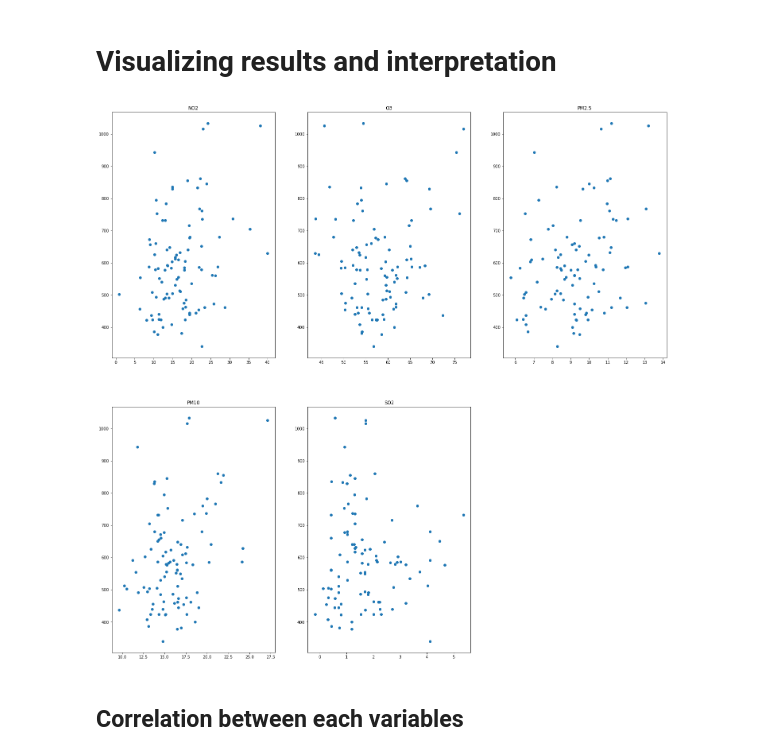
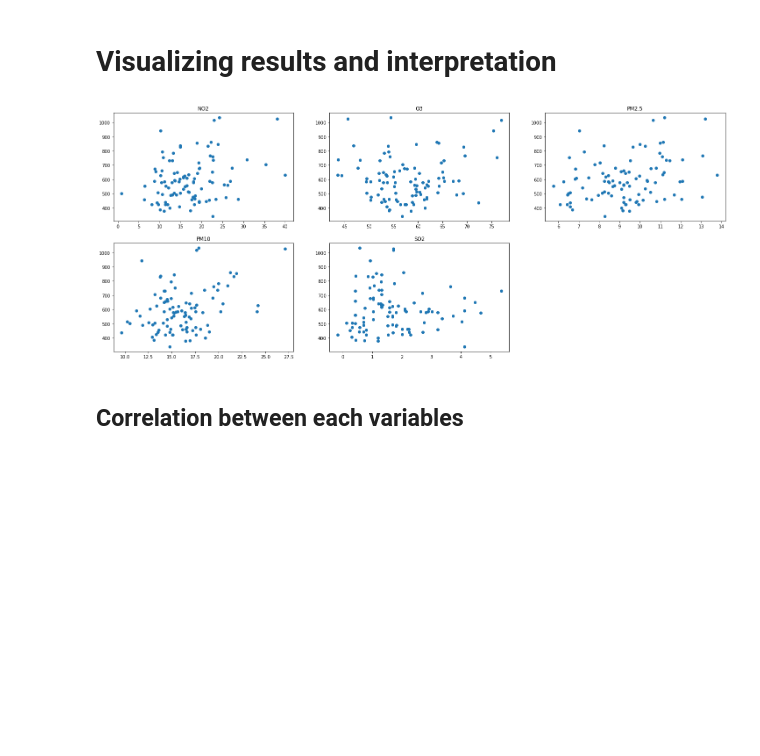
Before and after one commit to RedGoldenFish/CleanAir, a Jupyter notebook: ml/machinelearning.ipynb, the cells around one changed output. Cells and saved outputs as stored; diff of their text form; code cells hidden in the pictures; blank space fills up the shorter version.

Commit message:
Visualizing and interpreting the results

```diff
--- a/ml/machinelearning.ipynb
+++ b/ml/machinelearning.ipynb
@@ -120,14 +121,14 @@ plt.show()
 # Visualizing results and interpretation
 # %%
 plt.close()
-plt.figure(figsize=(25,25))
+plt.figure(figsize=(25,10))
 for i in range(1, 6) :
     plt.subplot(2, 3, i)
     plt.scatter(franceData[gasNames[i-1]], franceData['disease'])
     plt.title(gasNames[i-1])
 
 plt.show()
 # %% [output]
-[figure, old version]
+[figure, new version]
 # %% [markdown]
 ## Correlation between each variables
```
Also changed, not shown: parts of 6 cells of this notebook.
